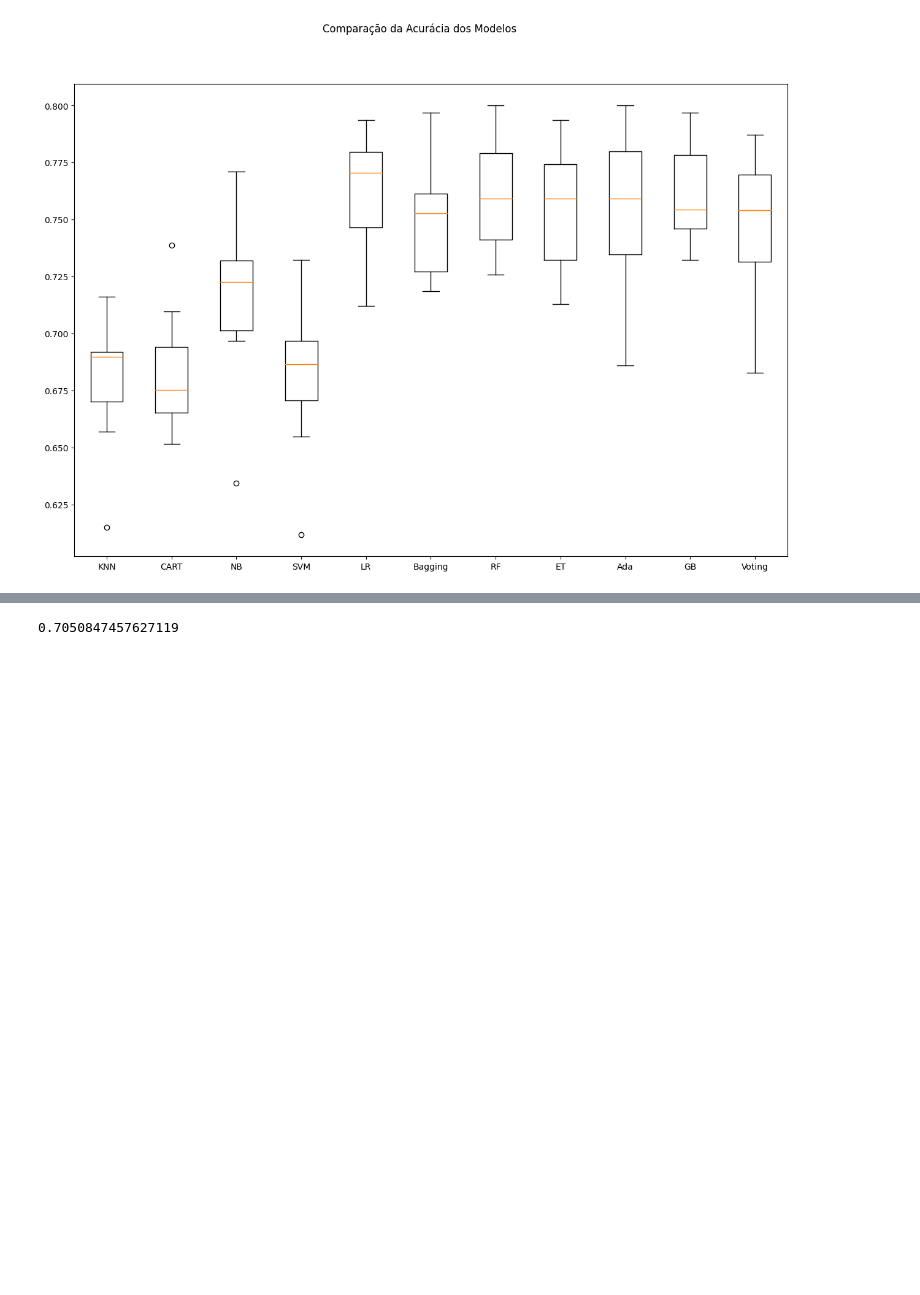
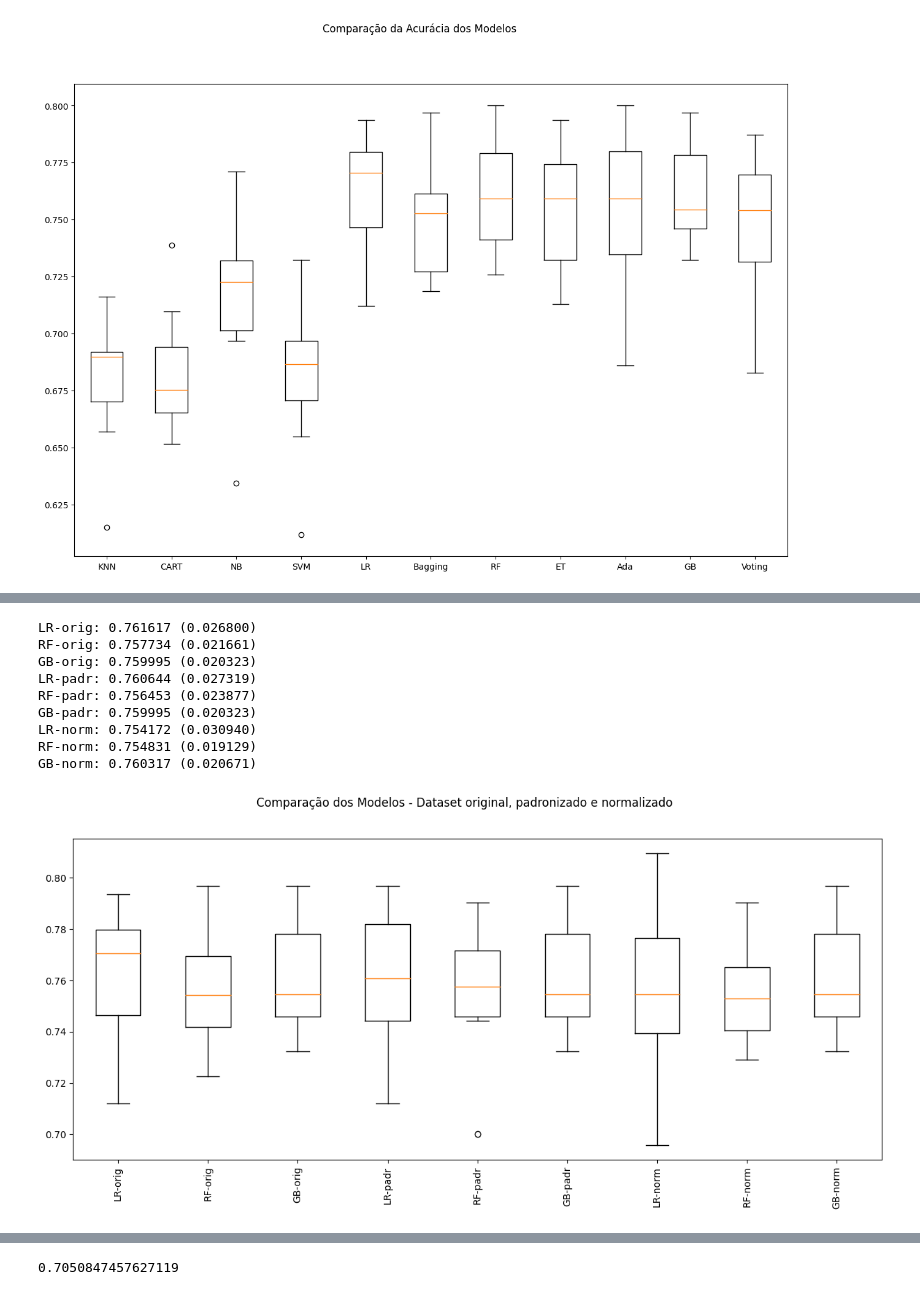
Before and after one commit to luis-rveiga/pucrj-cienciadadosanalytics, a Jupyter notebook: mvp-sprint-ii-machine-learning-analytics/mvp-sprint-ii-modelo-classico-final.ipynb, the cells around one changed output, grey strips where cells are left out. Cells and saved outputs as stored; diff of their text form; code cells hidden in the pictures; blank space fills up the shorter version.

```diff
--- a/mvp-sprint-ii-machine-learning-analytics/mvp-sprint-ii-modelo-classico-final.ipynb
+++ b/mvp-sprint-ii-machine-learning-analytics/mvp-sprint-ii-modelo-classico-final.ipynb
@@ -306,0 +219,51 @@ Vot-norm: 0.752243 (0.028346)
+# %%
+# Montando os pipelines
+
+# Lista para armazenar os pipelines
+pipelines = []
+
+# Listas para aramazenar os resultados e os nomes dos modelos
+results = []
+names = []
+
+# Dataset original
+pipelines.append(('LR-orig', Pipeline([reg_log])))
+pipelines.append(('RF-orig', Pipeline([random_forest])))
+pipelines.append(('GB-orig', Pipeline([gradient_boosting])))
+
+# Dataset padronizado
+pipelines.append(('LR-padr', Pipeline([standard_scaler, reg_log])))
+pipelines.append(('RF-padr', Pipeline([standard_scaler, random_forest])))
+pipelines.append(('GB-padr', Pipeline([standard_scaler, gradient_boosting])))
+
+# Dataset normalizado
+pipelines.append(('LR-norm', Pipeline([min_max_scaler, reg_log])))
+pipelines.append(('RF-norm', Pipeline([min_max_scaler, random_forest])))
+pipelines.append(('GB-norm', Pipeline([min_max_scaler, gradient_boosting])))
+
+# Executando os pipelines
+for name, model in pipelines:
+    cv_results = cross_val_score(model, X_train, y_train, cv=kfold, scoring='accuracy')
+    results.append(cv_results)
+    names.append(name)
+    msg = "%s: %f (%f)" % (name, cv_results.mean(), cv_results.std())
+    print(msg)
+
+# Boxplot de comparação de modelos selecionados
+fig = plt.figure(figsize=(10, 6))
+fig.suptitle('Comparação dos Modelos - Dataset original, padronizado e normalizado')
+ax = fig.add_subplot(111)
+plt.boxplot(results)
+ax.set_xticklabels(names, rotation=90)
+plt.show()
+# %% [output]
+LR-orig: 0.761617 (0.026800)
+RF-orig: 0.757734 (0.021661)
+GB-orig: 0.759995 (0.020323)
+LR-padr: 0.760644 (0.027319)
+RF-padr: 0.756453 (0.023877)
+GB-padr: 0.759995 (0.020323)
+LR-norm: 0.754172 (0.030940)
+RF-norm: 0.754831 (0.019129)
+GB-norm: 0.760317 (0.020671)
+[figure, added]
```
Also changed, not shown: parts of 8 cells of this notebook.
